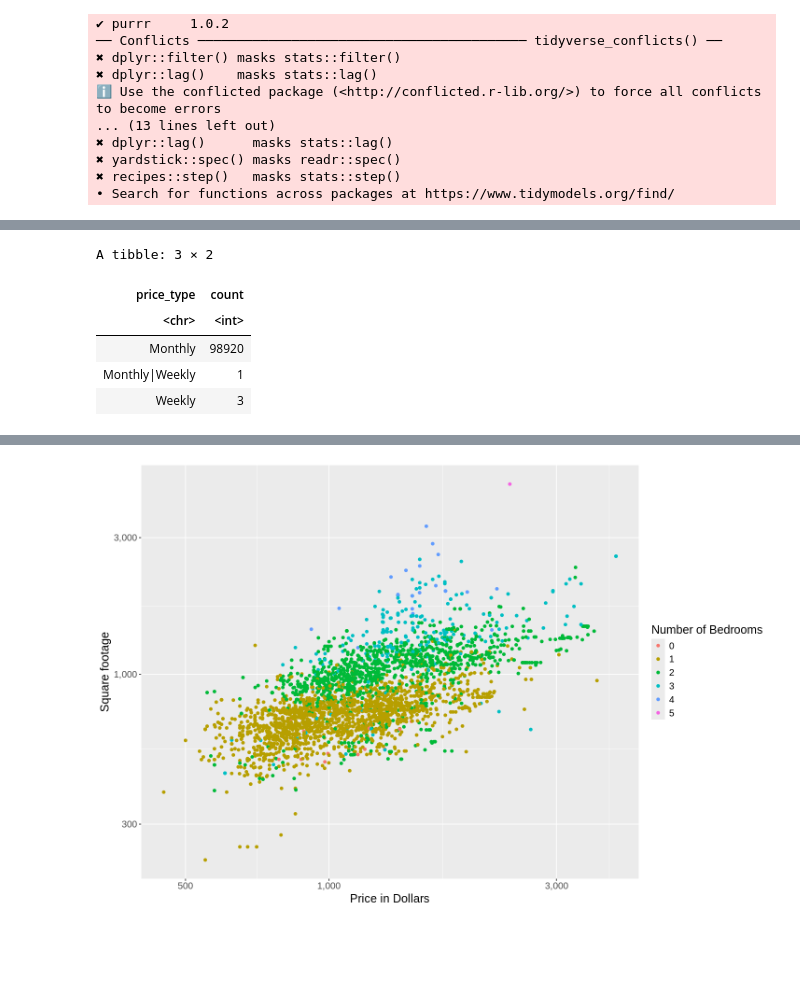
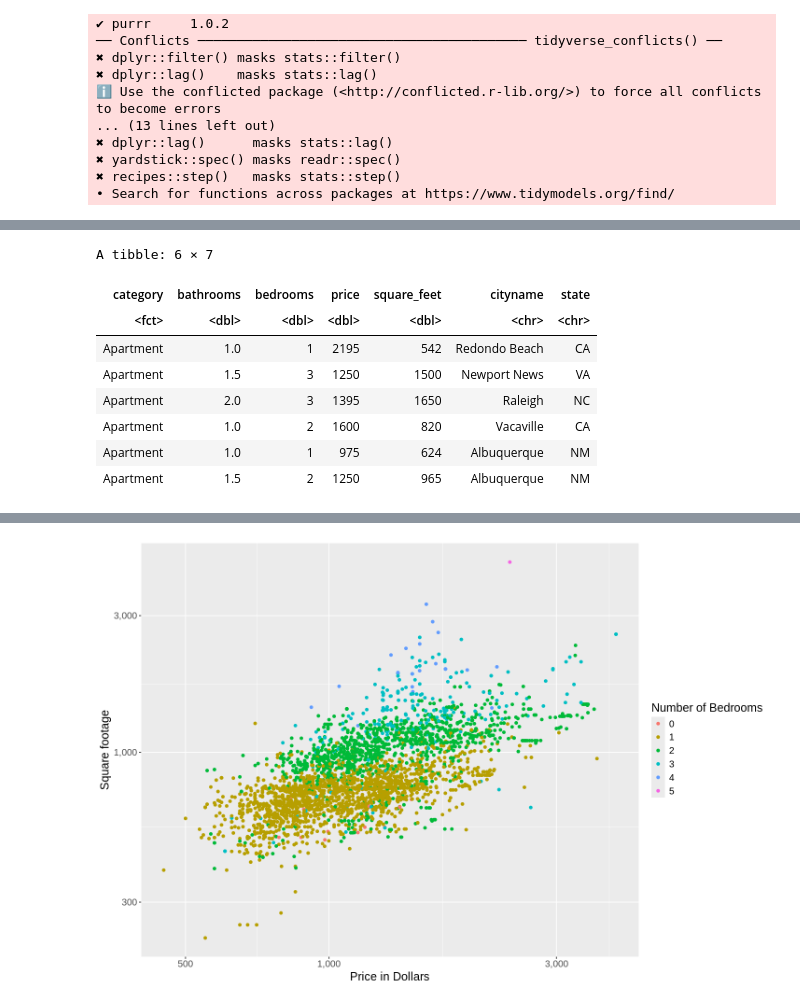
Before and after one commit to LightAwesome/apartment_rent_analysis, a Jupyter notebook: apartment_report.ipynb, the cells around one changed output, grey strips where cells are left out. Drawn from its saved outputs; the diff is of its cells as text; code cells hidden in the pictures; blank space fills up the shorter version.

```diff
--- a/apartment_report.ipynb
+++ b/apartment_report.ipynb
@@ -96,11 +96,32 @@ A tibble: 6 × 22
 | 5668639374 | housing/rent/apartment | One BR 4805 Marquette NE | This unit is located at 4805 Marq... | null | 1 | 1 | USD | No | Thumbnail | ⋯ | ... |
 | 5668639368 | housing/rent/apartment | Two BR 7801 Marble NE | This unit is located at 7801 Marb... | null | 1.5 | 2 | USD | No | Thumbnail | ⋯ | ... |
 # %%
-#The following code is used to isolate the
+#The following code is used to isolate for the rental that is classified as "Monthly".
+#We also filtered out for unnecessary variables like amenities, price_type, currency, time, etc...that does not contribute to our analysis.
+apt_wrangled <- apartments |>
+                filter(bathrooms != 'null')|>
+                filter(bedrooms != 'null')|>
+                filter(price_type == "Monthly")|>
+                mutate(bathrooms = as.numeric(bathrooms))|>
+                mutate(bedrooms = as.numeric(bedrooms))|>
+                mutate(category = as.factor(category))|>
+                mutate(category = fct_recode(category,
+                                            'Apartment' = 'housing/rent/apartment',
+                                            'Home' = 'housing/rent/home',
+                                            'Short Term' = 'housing/rent/short_term'))|>
+                # mutate(time = as.POSIXct(time, origin="1970-01-01"))|>
+                select(-amenities, - price_type, -currency, -time, -source,  -latitude,- longitude, -pets_allowed, -price_display,
+                       -address, -title, -body, -fee, -has_photo, -id)
+#We also filter out "null" values - for bedroom and bathrooms.
+
+head(apt_wrangled)
 # %% [output]
-A tibble: 3 × 2
+A tibble: 6 × 7
-| price_type | count |
-| <chr> | <int> |
-| Monthly | 98920 |
-| Monthly|Weekly | 1 |
-| Weekly | 3 |
+| category | bathrooms | bedrooms | price | square_feet | cityname | state |
+| <fct> | <dbl> | <dbl> | <dbl> | <dbl> | <chr> | <chr> |
+| Apartment | 1.0 | 1 | 2195 | 542 | Redondo Beach | CA |
+| Apartment | 1.5 | 3 | 1250 | 1500 | Newport News | VA |
+| Apartment | 2.0 | 3 | 1395 | 1650 | Raleigh | NC |
+| Apartment | 1.0 | 2 | 1600 | 820 | Vacaville | CA |
+| Apartment | 1.0 | 1 | 975 | 624 | Albuquerque | NM |
+| Apartment | 1.5 | 2 | 1250 | 965 | Albuquerque | NM |
```
Also changed, not shown: parts of 5 cells of this notebook.
